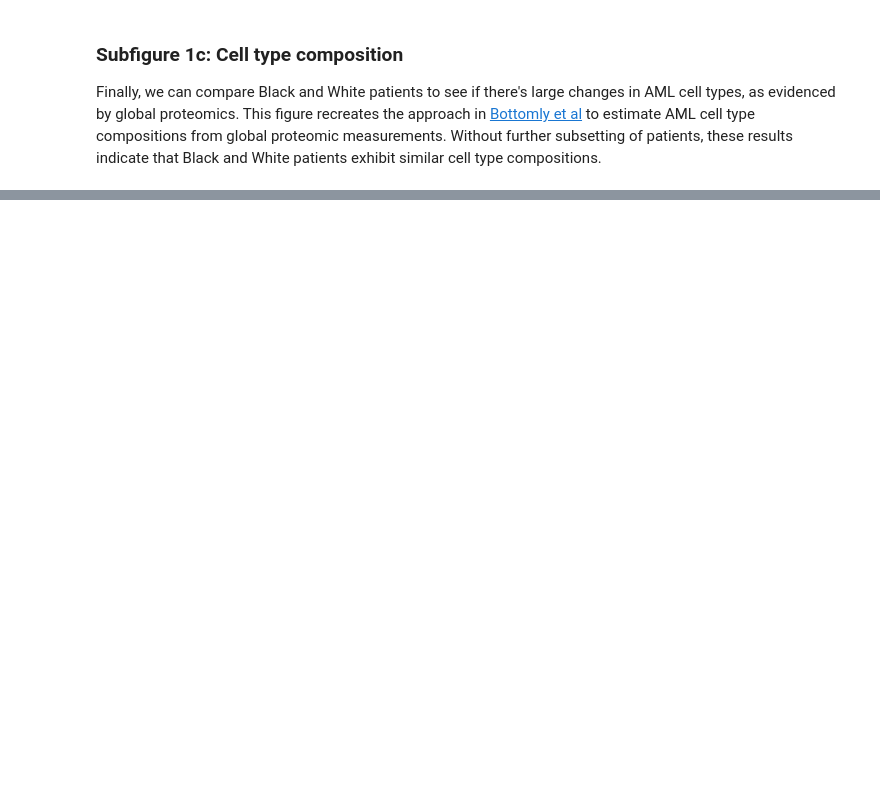
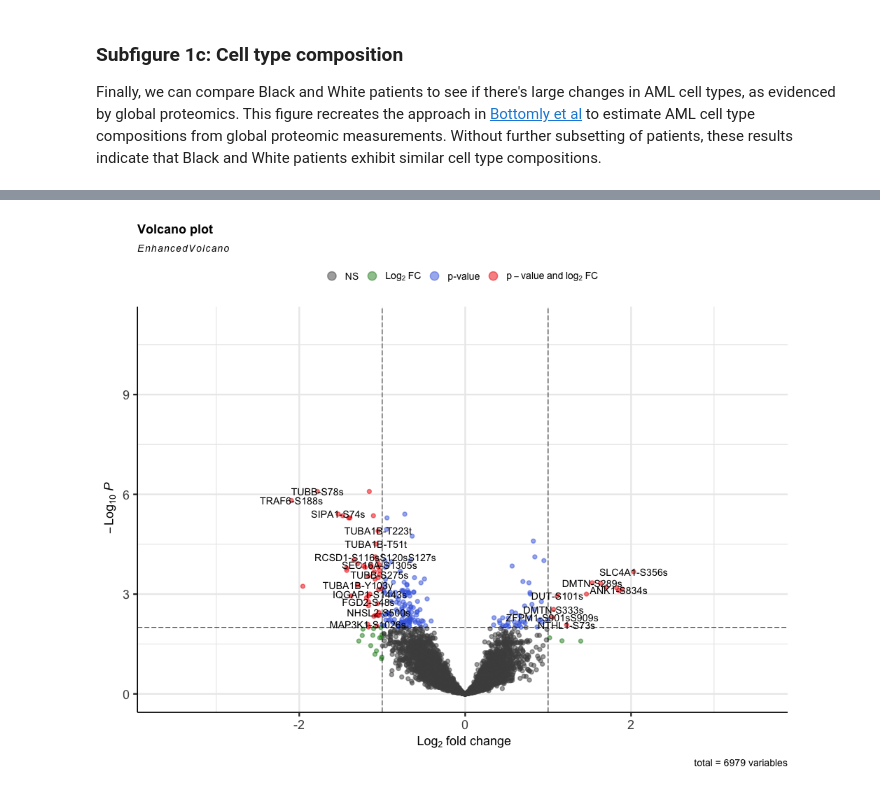
Before and after one commit to PNNL-CompBio/amlMultidrugResistance, a Jupyter notebook: aml_outcome_disparities/analysis/fig1/figure1.ipynb, the cells around one changed output, grey strips where cells are left out. Cells and saved outputs as stored; diff of their text form; code cells hidden in the pictures; blank space fills up the shorter version.

Commit message:
Adds R dependencies to pyproject.toml, R analysis to figure1 notebook  - Adds rpy2 to dependencies for R integration into notebooks  - Adds R-based analysis plots to figure1 notebook

```diff
--- a/aml_outcome_disparities/analysis/fig1/figure1.ipynb
+++ b/aml_outcome_disparities/analysis/fig1/figure1.ipynb
@@ -74,0 +95,17 @@ Welcome, JLChin!
+# %%
+meta = import_meta()
+
+global_prot = import_global(pre_corrected=True)
+global_prot = pd.concat(global_prot, axis=0)
+phospho = import_phospho(pre_corrected=True)
+phospho = pd.concat(phospho, axis=0)
+
+rna = import_rna(return_symbols=True, batch_correct=True, tpm=False)
+rna = pd.concat(rna, axis=0)
+rna = rna.loc[rna.index.intersection(meta.index), :]
+
+with localconverter(ro.default_converter + pandas2ri.converter):
+    global_r = ro.conversion.py2rpy(global_prot)
+    phospho_r = ro.conversion.py2rpy(phospho)
+    rna_r = ro.conversion.py2rpy(rna)
+    meta_r = ro.conversion.py2rpy(meta)
@@ -74,0 +133,6 @@ Welcome, JLChin!
+# %%
+%%R -i phospho_r -i meta_r -w 1000 -h 800 -u px
+source("../../src/r/proteomics/limma_correlations.R")
+results <- run_limma(phospho_r, meta_r)
+results$volcano
+# %% [output]
@@ -74,0 +141 @@ Welcome, JLChin!
+[figure, added]
```
Also changed, not shown: parts of 12 cells of this notebook, 2 other files.
